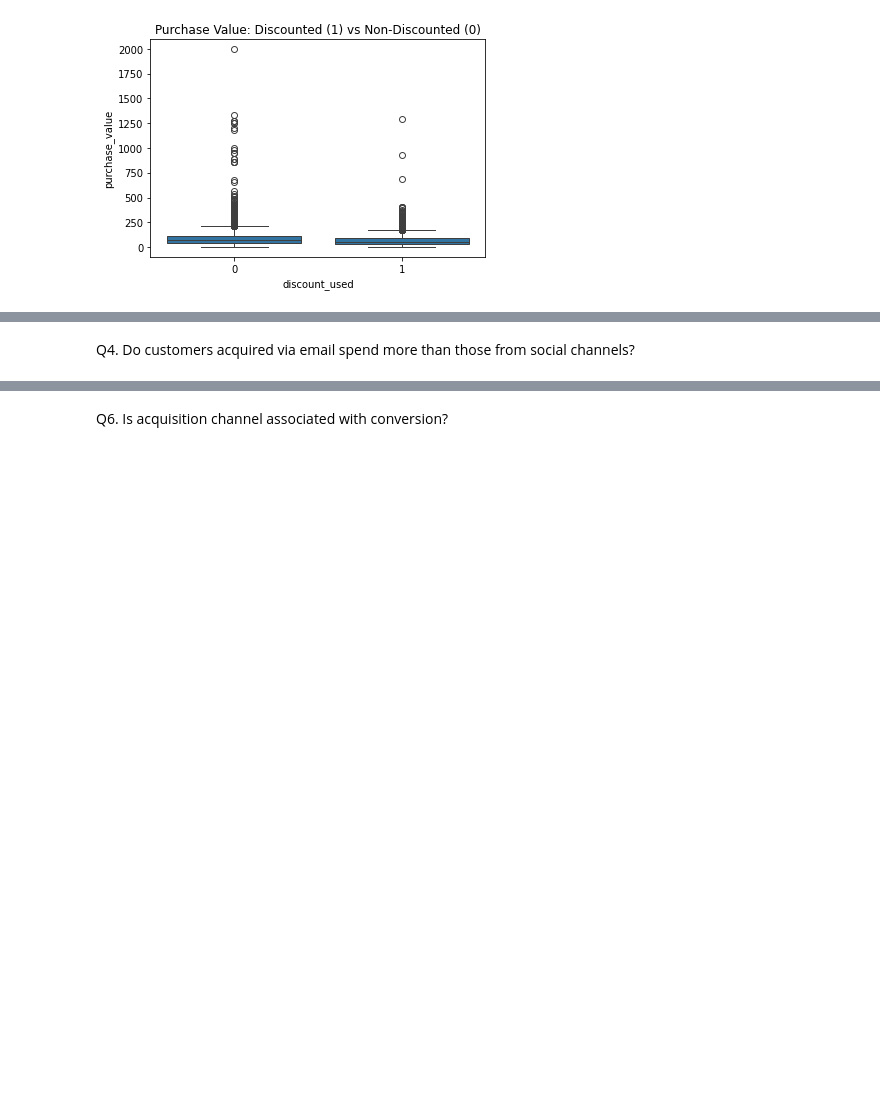
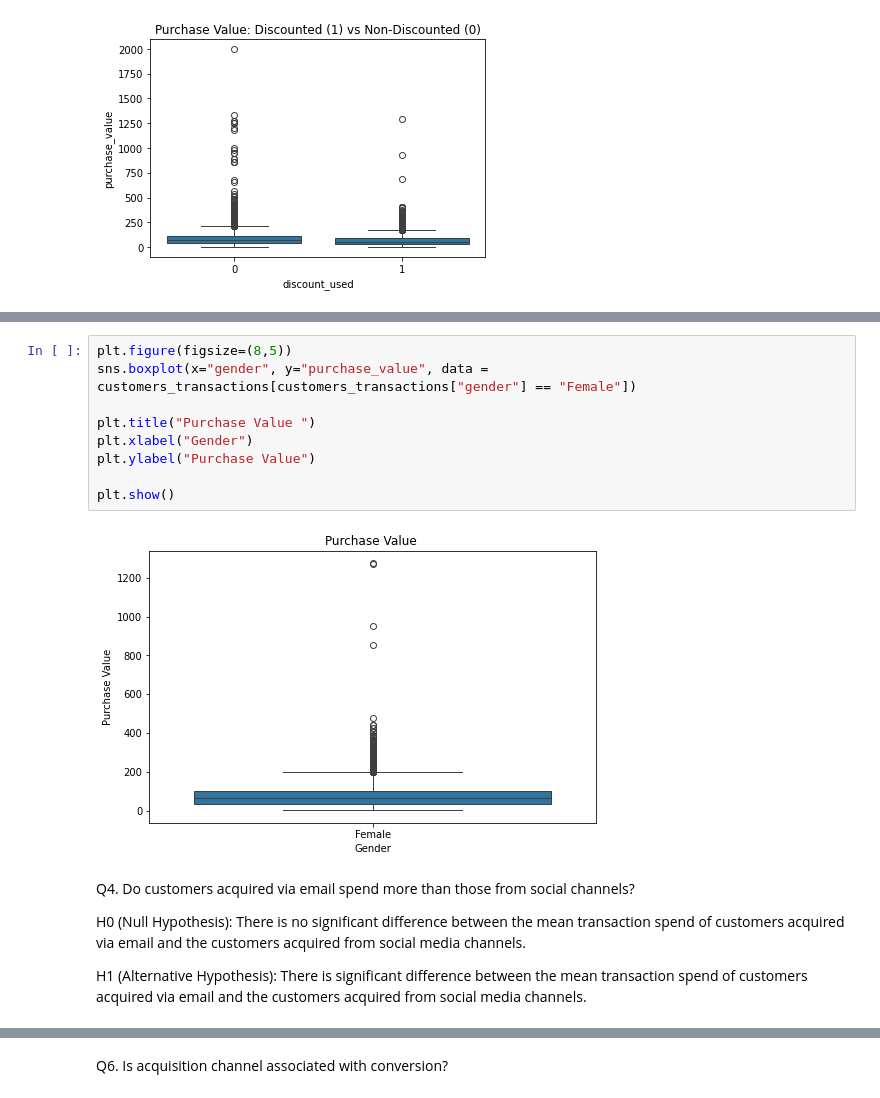
Before and after one commit to ledagale27/Mayerfeld_Hw2, a Jupyter notebook: hw_2_project (1).ipynb, the cells around one changed output, grey strips where cells are left out. Drawn from its saved outputs; the diff is of its cells as text; blank space fills up the shorter version.

```diff
--- a/hw_2_project (1).ipynb
+++ b/hw_2_project (1).ipynb
@@ -179,2 +237,17 @@ Q3. Do male and female customers differ in average purchase value?
+# %%
+plt.figure(figsize=(8,5))
+sns.boxplot(x="gender", y="purchase_value", data = customers_transactions[customers_transactions["gender"] == "Female"])
+
+plt.title("Purchase Value ")
+plt.xlabel("Gender")
+plt.ylabel("Purchase Value")
+
+plt.show()
+# %% [output]
+[figure, added]
 # %% [markdown]
 Q4. Do customers acquired via email spend more than those from social channels?
+
+H0 (Null Hypothesis): There is no significant difference between the mean transaction spend of customers acquired via email and the customers acquired from social media channels.
+
+H1 (Alternative Hypothesis): There is significant difference between the mean transaction spend of customers acquired via email and the customers acquired from social media channels.
```
Also changed, not shown: parts of 15 cells of this notebook.
